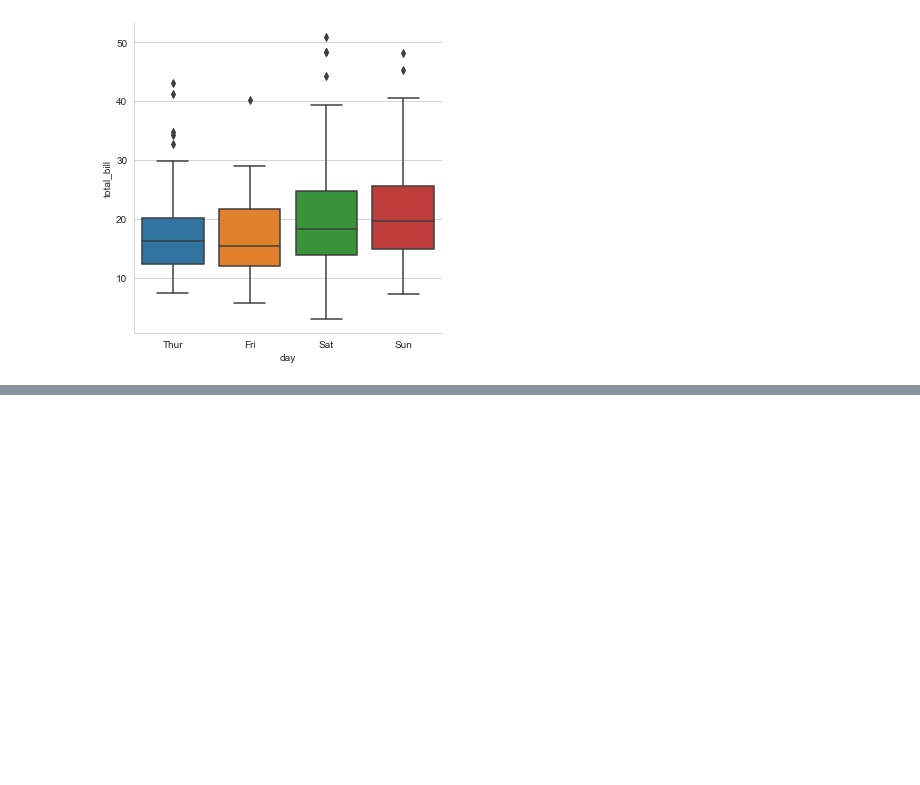
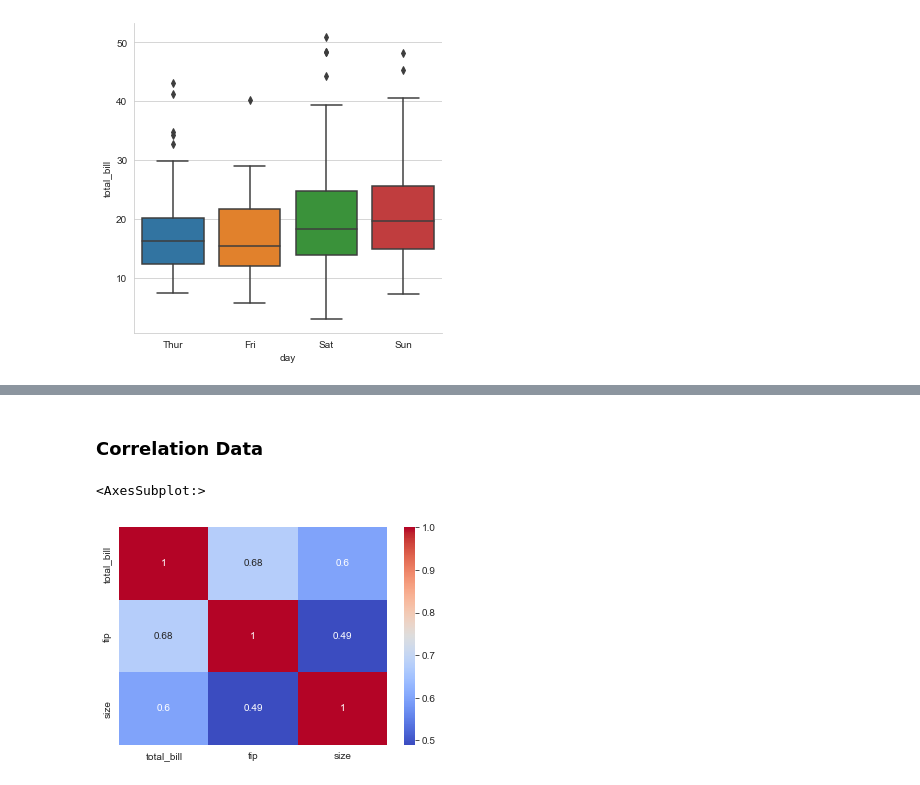
Before and after one commit to amir-nrfkn/U-PyForDS, a Jupyter notebook: code/practice_file.ipynb, the cells around one changed output, grey strips where cells are left out. Saved outputs shown, nothing was run; the diff lists cells and outputs as text; code cells hidden in the pictures; blank space fills up the shorter version.

Commit message:
matrix plots, correlation and heatmaps, cluster map, grids (pairplot, PairGrid), and facet grid

```diff
--- a/code/practice_file.ipynb
+++ b/code/practice_file.ipynb
@@ -295,0 +325,9 @@ sns.factorplot(x='day', y='total_bill', data=tips, kind='box')
+# %% [markdown]
+### Correlation Data
+# %%
+tc = tips.corr()
+# %%
+sns.heatmap(tc, annot=True, cmap='coolwarm')
+# %% [output]
+<AxesSubplot:>
+[figure, added]
```
Also changed, not shown: parts of 22 cells of this notebook.
